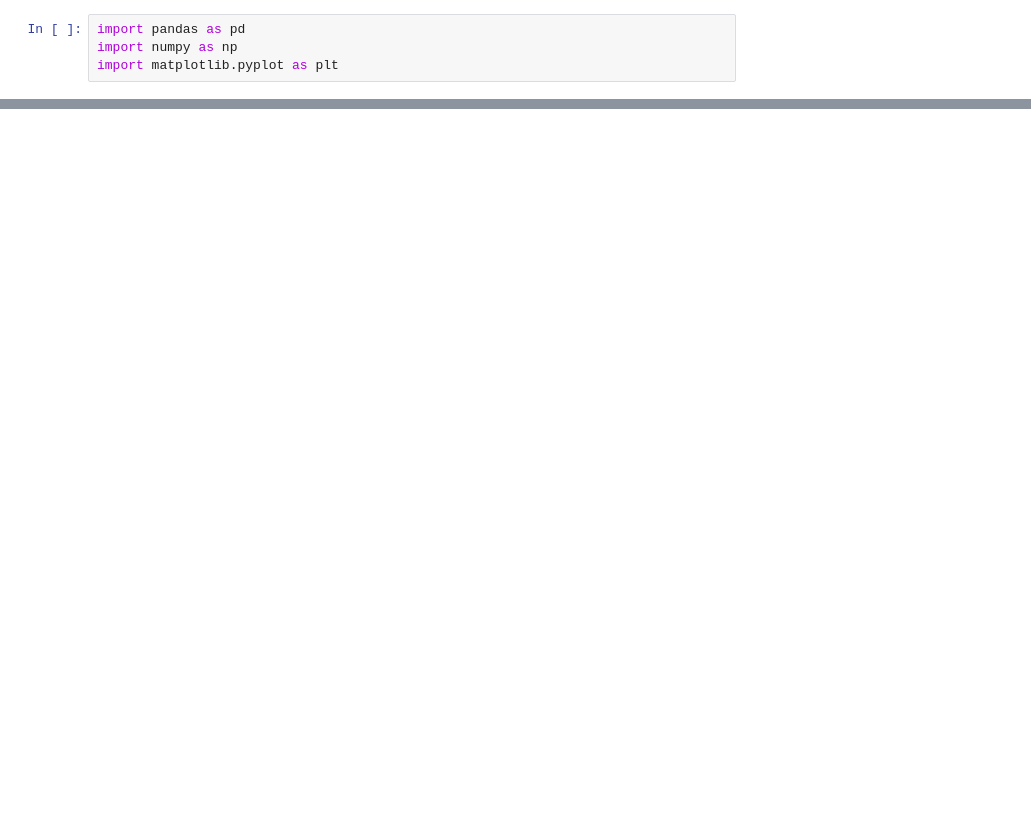
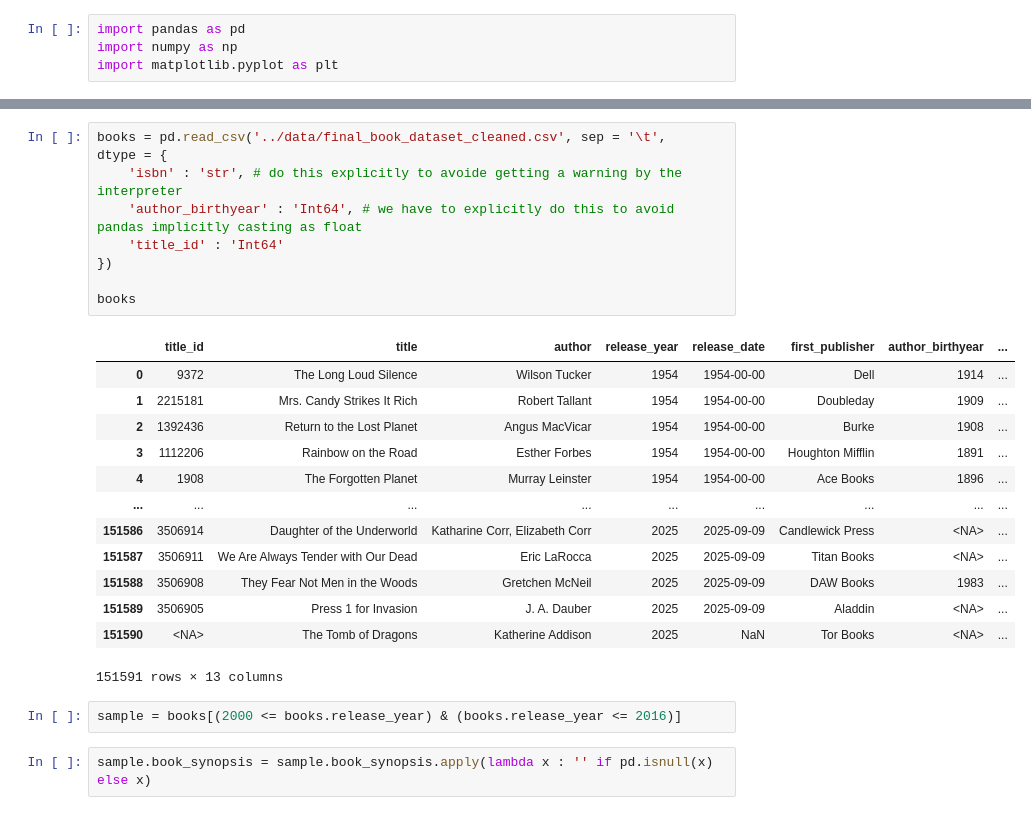
Before and after one commit to Erdos-Projects/summer26-nomination-worthy-books, a Jupyter notebook: sentence_encoding/sentence_encoder_test.ipynb, the cells around one changed output, grey strips where cells are left out. Cells and saved outputs as stored; diff of their text form; blank space fills up the shorter version.

```diff
--- a/sentence_encoding/sentence_encoder_test.ipynb
+++ b/sentence_encoding/sentence_encoder_test.ipynb
@@ -97,0 +21,27 @@ transformer = SentenceTransformer("sentence-transformers/all-MiniLM-L6-v2")
+# %%
+books = pd.read_csv('../data/final_book_dataset_cleaned.csv', sep = '\t',
+dtype = {
+    'isbn' : 'str', # do this explicitly to avoide getting a warning by the interpreter
+    'author_birthyear' : 'Int64', # we have to explicitly do this to avoid pandas implicitly casting as float
+    'title_id' : 'Int64'
+})
+
+books
+# %% [output]
+|  | title_id | title | author | release_year | release_date | first_publisher | author_birthyear | ... |
+| 0 | 9372 | The Long Loud Silence | Wilson Tucker | 1954 | 1954-00-00 | Dell | 1914 | ... |
+| 1 | 2215181 | Mrs. Candy Strikes It Rich | Robert Tallant | 1954 | 1954-00-00 | Doubleday | 1909 | ... |
+| 2 | 1392436 | Return to the Lost Planet | Angus MacVicar | 1954 | 1954-00-00 | Burke | 1908 | ... |
+| 3 | 1112206 | Rainbow on the Road | Esther Forbes | 1954 | 1954-00-00 | Houghton Mifflin | 1891 | ... |
+| 4 | 1908 | The Forgotten Planet | Murray Leinster | 1954 | 1954-00-00 | Ace Books | 1896 | ... |
+| ... | ... | ... | ... | ... | ... | ... | ... | ... |
+| 151586 | 3506914 | Daughter of the Underworld | Katharine Corr, Elizabeth Corr | 2025 | 2025-09-09 | Candlewick Press | <NA> | ... |
+| 151587 | 3506911 | We Are Always Tender with Our Dead | Eric LaRocca | 2025 | 2025-09-09 | Titan Books | <NA> | ... |
+| 151588 | 3506908 | They Fear Not Men in the Woods | Gretchen McNeil | 2025 | 2025-09-09 | DAW Books | 1983 | ... |
+| 151589 | 3506905 | Press 1 for Invasion | J. A. Dauber | 2025 | 2025-09-09 | Aladdin | <NA> | ... |
+| 151590 | <NA> | The Tomb of Dragons | Katherine Addison | 2025 | NaN | Tor Books | <NA> | ... |
+151591 rows × 13 columns
+# %%
+sample = books[(2000 <= books.release_year) & (books.release_year <= 2016)]
+# %%
+sample.book_synopsis = sample.book_synopsis.apply(lambda x : '' if pd.isnull(x) else x)
```
Also changed, not shown: parts of 29 cells of this notebook, 1 other file.
